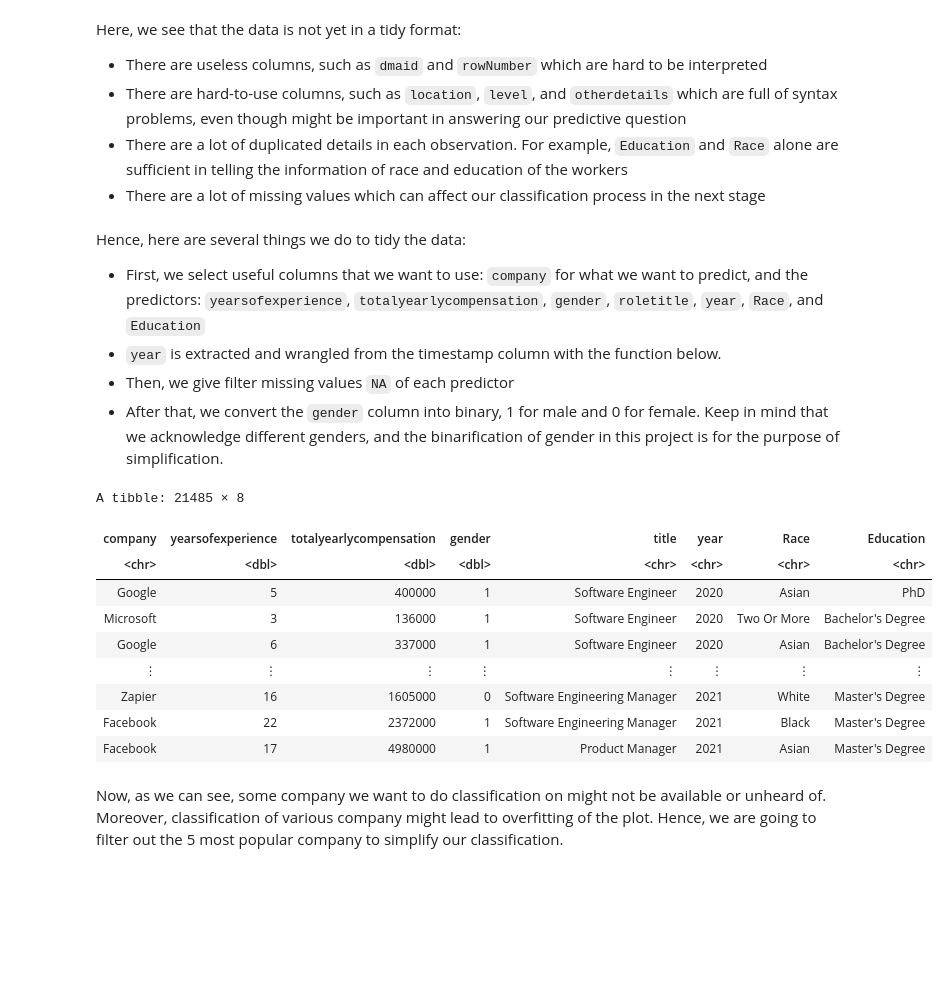
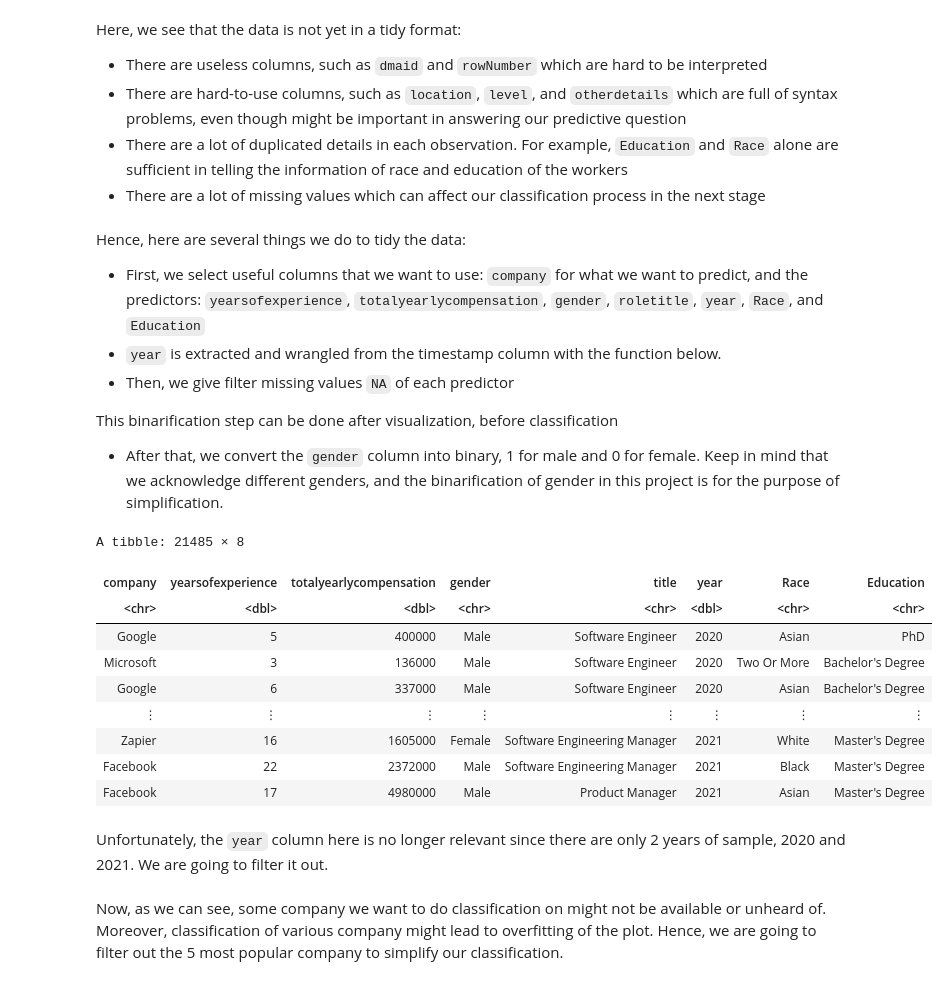
Before and after one commit to EdrickBelmiro/CareerPredictorDSCI100, a Jupyter notebook: Report Group19.ipynb, the cells around one changed output. Saved outputs shown, nothing was run; the diff lists cells and outputs as text; code cells hidden in the pictures; blank space fills up the shorter version.

```diff
--- a/Report Group19.ipynb
+++ b/Report Group19.ipynb
@@ -109,33 +114,37 @@ Hence, here are several things we do to tidy the data:
 - First, we select useful columns that we want to use: `company` for what we want to predict, and the predictors: `yearsofexperience`, `totalyearlycompensation`, `gender`, `roletitle`, `year`, `Race`, and `Education`
 - `year` is extracted and wrangled from the timestamp column with the function below.
 - Then, we give filter missing values `NA` of each predictor
+
+This binarification step can be done after visualization, before classification
 - After that, we convert the `gender` column into binary, 1 for male and 0 for female. Keep in mind that we acknowledge different genders, and the binarification of gender in this project is for the purpose of simplification.
 # %%
 # function for extracting year from timestamp
 timestamp_year_extractor <- function(timeString) {
   date <- as.Date(timeString, format = "%m/%d/%Y")
   year <- format(date, "%Y")
-  return(year)
+  return(as.numeric(year))
 }
 
 tidy_salary_data <- salary_data |>
 mutate(year = timestamp_year_extractor(timestamp)) |> # making a new column
 select(company, yearsofexperience, totalyearlycompensation, gender, title, year, Race, Education) |> # selecting useful columns
-filter(!is.na(gender) & !is.na(Race) & !is.na(Education)) |> # filtering the missing data
+filter(!is.na(yearsofexperience), !is.na(gender) & !is.na(Race) & !is.na(Education)) |> # filtering the missing data
 filter(gender == "Male" | gender == "Female") # binarification of gender
 
-tidy_salary_data$gender[tidy_salary_data$gender == "Male"] <- "1"
-tidy_salary_data$gender[tidy_salary_data$gender == "Female"] <- "0"
-tidy_salary_data$gender <- as.numeric(tidy_salary_data$gender)
+# tidy_salary_data$gender[tidy_salary_data$gender == "Male"] <- "1"
+# tidy_salary_data$gender[tidy_salary_data$gender == "Female"] <- "0"
+# tidy_salary_data$gender <- as.numeric(tidy_salary_data$gender)
 tidy_salary_data
 # %% [output]
 A tibble: 21485 × 8
 | company | yearsofexperience | totalyearlycompensation | gender | title | year | Race | Education |
-| <chr> | <dbl> | <dbl> | <dbl> | <chr> | <chr> | <chr> | <chr> |
-| Google | 5 | 400000 | 1 | Software Engineer | 2020 | Asian | PhD |
-| Microsoft | 3 | 136000 | 1 | Software Engineer | 2020 | Two Or More | Bachelor's Degree |
-| Google | 6 | 337000 | 1 | Software Engineer | 2020 | Asian | Bachelor's Degree |
+| <chr> | <dbl> | <dbl> | <chr> | <chr> | <dbl> | <chr> | <chr> |
+| Google | 5 | 400000 | Male | Software Engineer | 2020 | Asian | PhD |
+| Microsoft | 3 | 136000 | Male | Software Engineer | 2020 | Two Or More | Bachelor's Degree |
+| Google | 6 | 337000 | Male | Software Engineer | 2020 | Asian | Bachelor's Degree |
 | ⋮ | ⋮ | ⋮ | ⋮ | ⋮ | ⋮ | ⋮ | ⋮ |
-| Zapier | 16 | 1605000 | 0 | Software Engineering Manager | 2021 | White | Master's Degree |
-| Facebook | 22 | 2372000 | 1 | Software Engineering Manager | 2021 | Black | Master's Degree |
-| Facebook | 17 | 4980000 | 1 | Product Manager | 2021 | Asian | Master's Degree |
+| Zapier | 16 | 1605000 | Female | Software Engineering Manager | 2021 | White | Master's Degree |
+| Facebook | 22 | 2372000 | Male | Software Engineering Manager | 2021 | Black | Master's Degree |
+| Facebook | 17 | 4980000 | Male | Product Manager | 2021 | Asian | Master's Degree |
+# %% [markdown]
+Unfortunately, the `year` column here is no longer relevant since there are only 2 years of sample, 2020 and 2021. We are going to filter it out.
```
Also changed, not shown: parts of 18 cells of this notebook.
